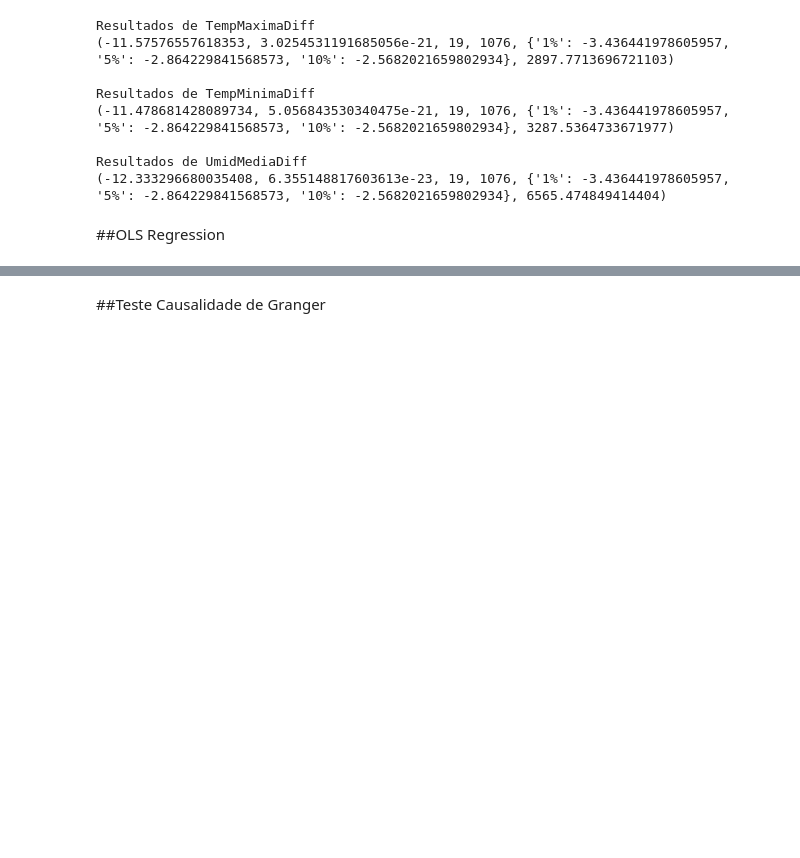
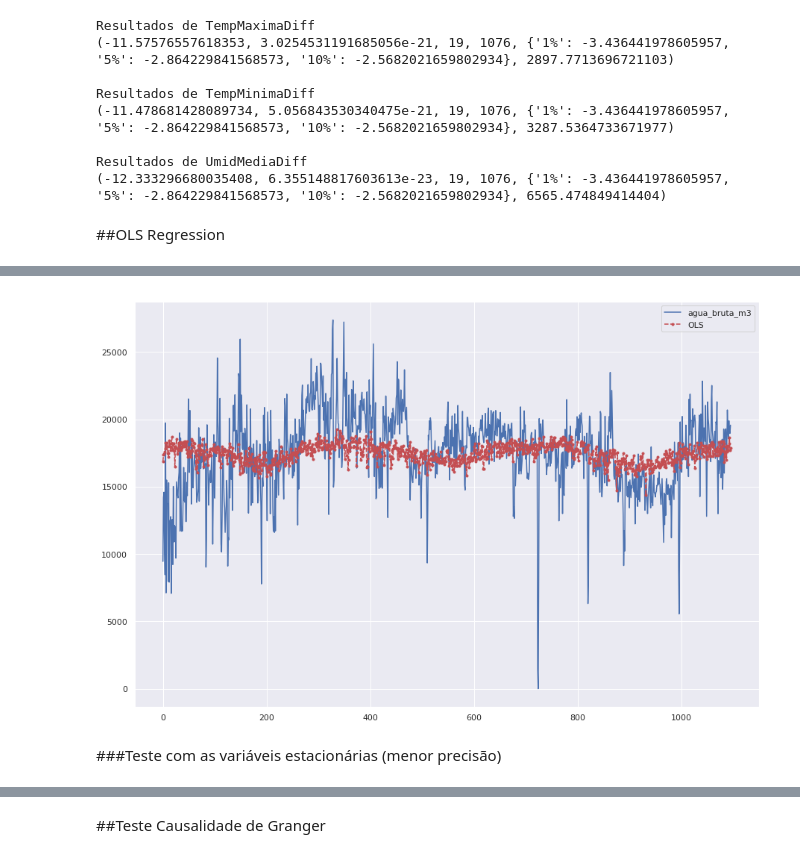
Before and after one commit to proj-lm-series-temporais/ref-agua-tempo, a Jupyter notebook: st_multivariada.ipynb, the cells around one changed output, grey strips where cells are left out. Cells and saved outputs as stored; diff of their text form; code cells hidden in the pictures; blank space fills up the shorter version.

```diff
--- a/st_multivariada.ipynb
+++ b/st_multivariada.ipynb
@@ -304,8 +308,9 @@ Resultados de UmidMediaDiff
 # %%
-df_agua_tempo['const']=1
-model1=sm.OLS(endog=df_agua_tempo['agua_bruta_m3'],exog=df_agua_tempo[['Chuva','TempMaxima','TempMinima','Umidade Relativa Media','const']])
-results1=model1.fit()
-print(results1.summary())
+df_agua_tempo['const'] = 1
+y = df_agua_tempo['agua_bruta_m3']
+x = df_agua_tempo[['Chuva','TempMaxima','TempMinima','Umidade Relativa Media','const']]
+res = sm.OLS(y, x).fit()
+print(res.summary())
 # %% [output]
                             OLS Regression Results
 ==============================================================================
@@ -329 +351,13 @@ strong multicollinearity or other numerical problems.
+# %%
+prstd, iv_l, iv_u = wls_prediction_std(res)
+
+fig, ax = plt.subplots(figsize=(15,10))
+
+ax.plot(y, label="agua_bruta_m3")
+ax.plot(res.fittedvalues, 'r--.', label="OLS")
+ax.legend(loc='best');
+# %% [output]
+[figure, added]
+# %% [markdown]
+###Teste com as variáveis estacionárias (menor precisão)
 # %%
```
Also changed, not shown: parts of 8 cells of this notebook.
